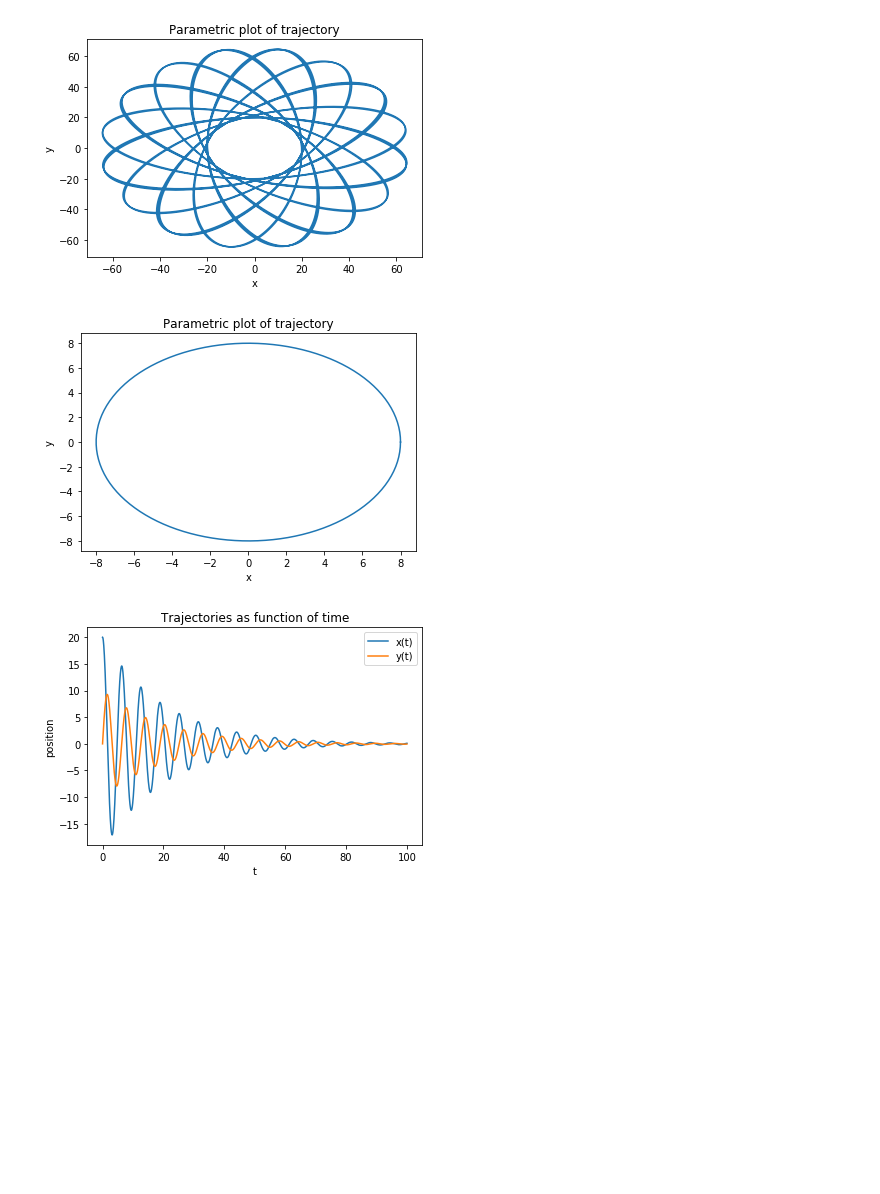
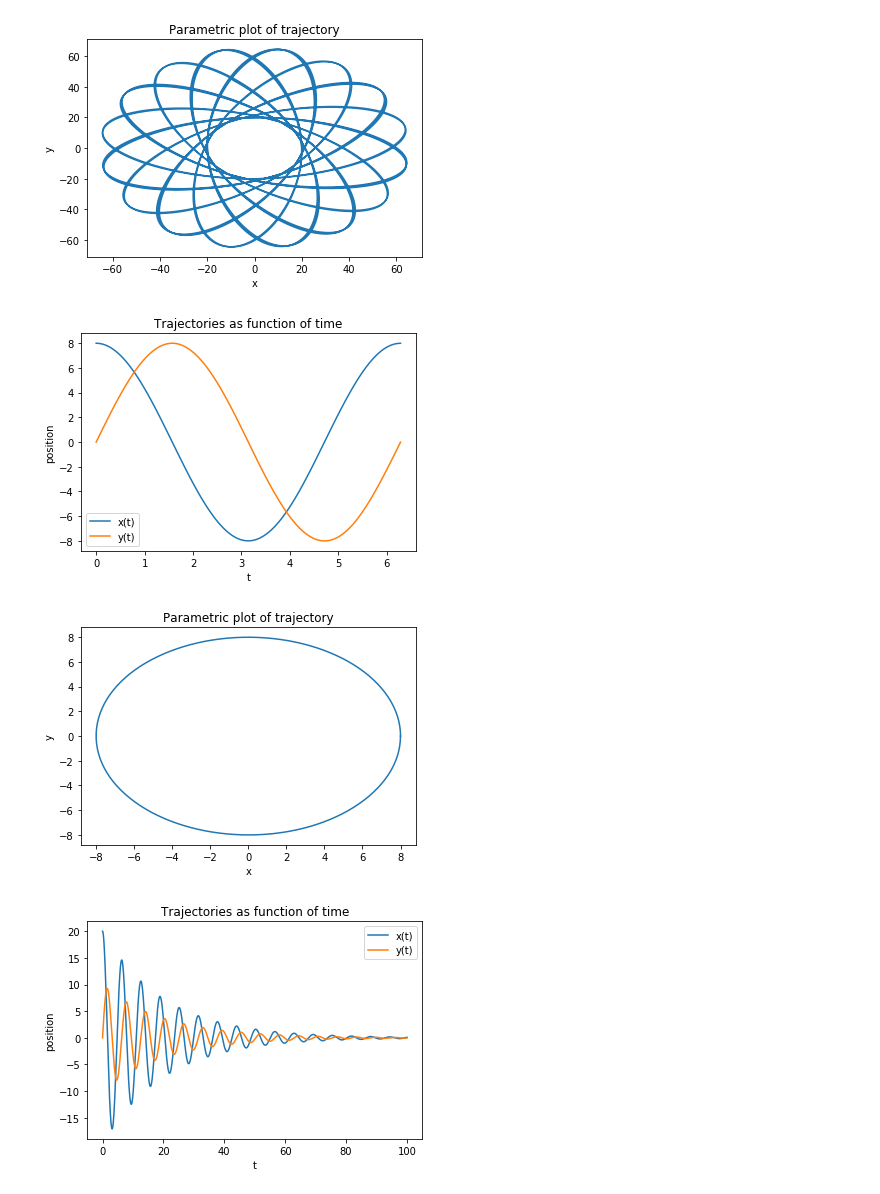
Before and after one commit to MarcBarroso/Numerical_exercise, a Jupyter notebook: numerical.ipynb, the cells around one changed output. Drawn from its saved outputs; the diff is of its cells as text; code cells hidden in the pictures; blank space fills up the shorter version.

```diff
--- a/numerical.ipynb
+++ b/numerical.ipynb
@@ -39,18 +41,18 @@ plt.show()
 # %%
 #In this example, we let the force be a central forcee, V = 0.5*k*(x^2+y^2), with k=1 - as in problem 6.3
 #The mass of the particle is taken to be m = 1
 def force_fct(t, x, y, vx, vy):
     return [-x, -y, vx, vy]
 
 sol, t = solve_eom(0, 2*np.pi, 8, 0, 0, 8, force_fct)
 
-#plot_trajectory(sol, t)
+plot_trajectory(sol, t)
 #plot_velocities(sol, t)
-#plot_energy(sol, t)
 plot_xy_plane(sol, t)
 plt.show()
 # %% [output]
-[figure, old version]
+[figure, new version]
+[figure, added]
 # %%
 #In this example, we have a damped harmonic oscillator
 def force_fct(t, x, y, vx, vy):
```
Also changed, not shown: parts of 6 cells of this notebook, 2 other files.
